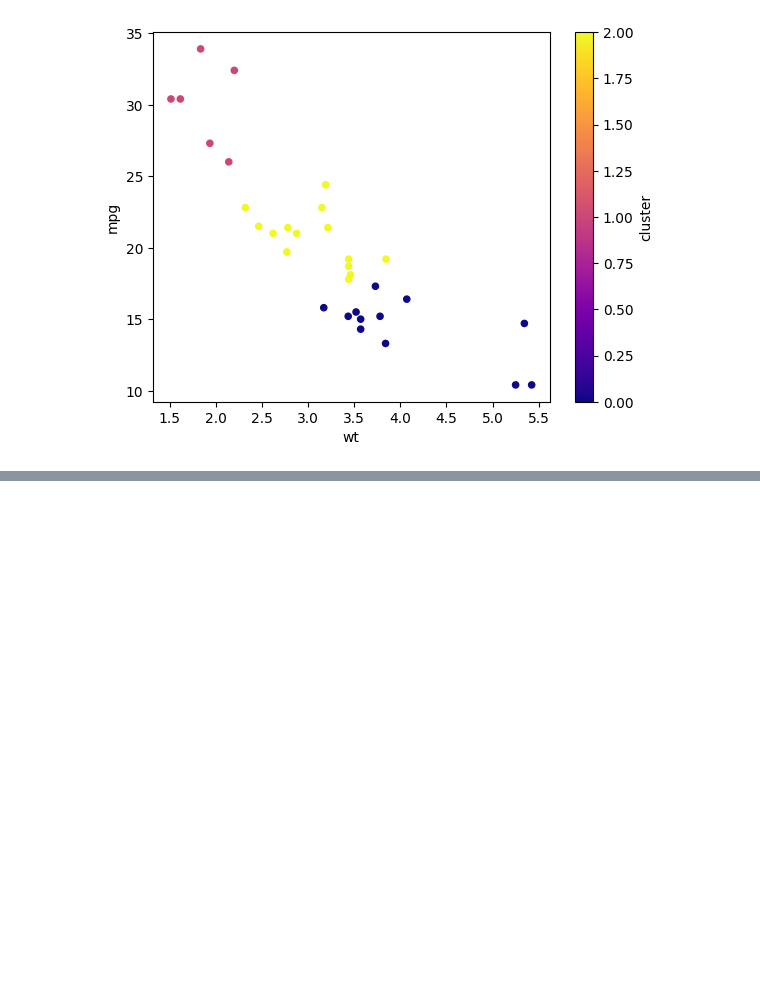
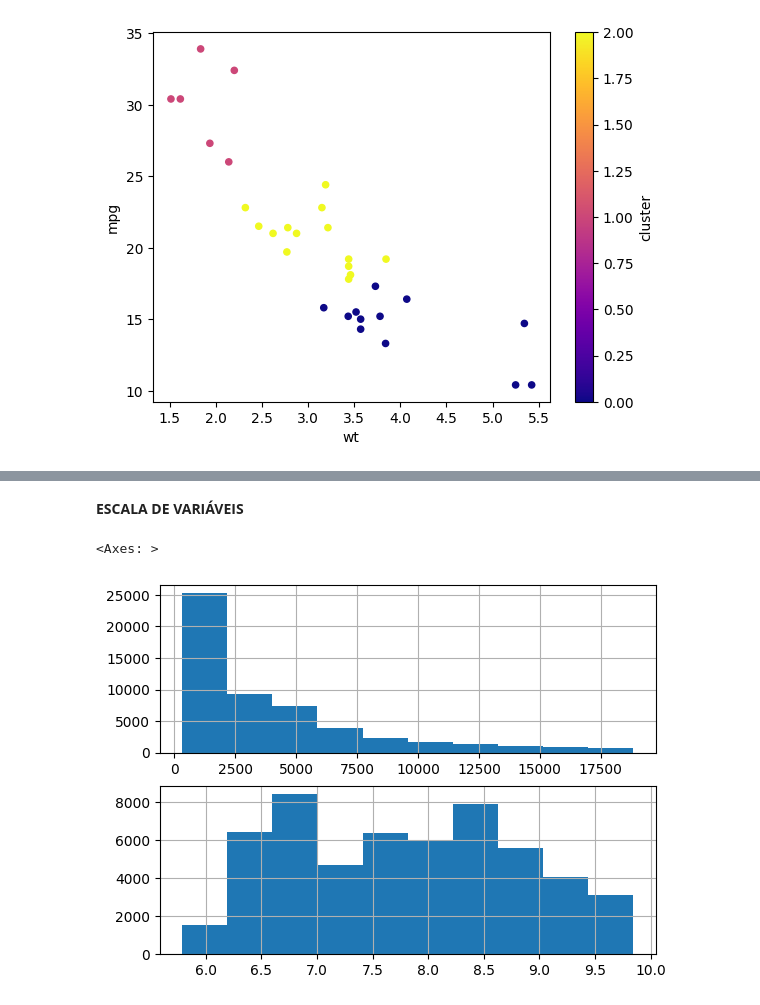
Before and after one commit to CarolineAndradeR/Data-Science, a Jupyter notebook: Análise_de_Conglomerados.ipynb, the cells around one changed output, grey strips where cells are left out. Cells and saved outputs as stored; diff of their text form; code cells hidden in the pictures; blank space fills up the shorter version.

```diff
--- a/Análise_de_Conglomerados.ipynb
+++ b/Análise_de_Conglomerados.ipynb
@@ -23,0 +45,18 @@ df.plot.scatter(x='wt', y='mpg', c='cluster', colormap='plasma')
+# %% [markdown]
+**ESCALA DE VARIÁVEIS**
+# %%
+import numpy as np
+import pandas as pd
+import matplotlib.pyplot as plt
+# definindo uma janela lado a lado para geração dos histogramas das 2 variáveis
+fig, axes = plt.subplots(2, 1)
+# carrega dados
+dfd = pd.read_csv("https://raw.githubusercontent.com/diogenesjusto/FIAP-On-Line-Graduation/main/datasets/diamonds.csv")
+# constrói histograma de price
+dfd['price'].hist(ax=axes[0])
+# aplica uma transformação logarítmica na variável price
+dfd['price_log'] = np.log(dfd['price'])
+dfd['price_log'].hist(ax=axes[1])
+# %% [output]
+<Axes: >
+[figure, added]
```
Also changed, not shown: parts of 9 cells of this notebook.
